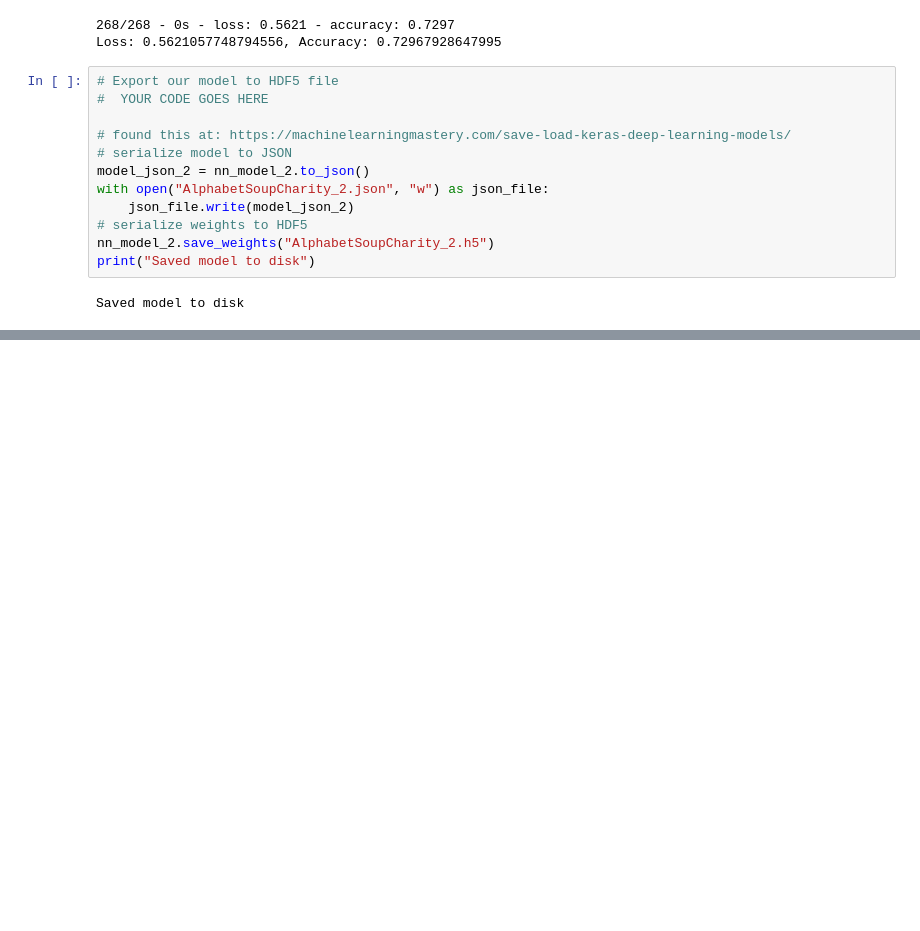
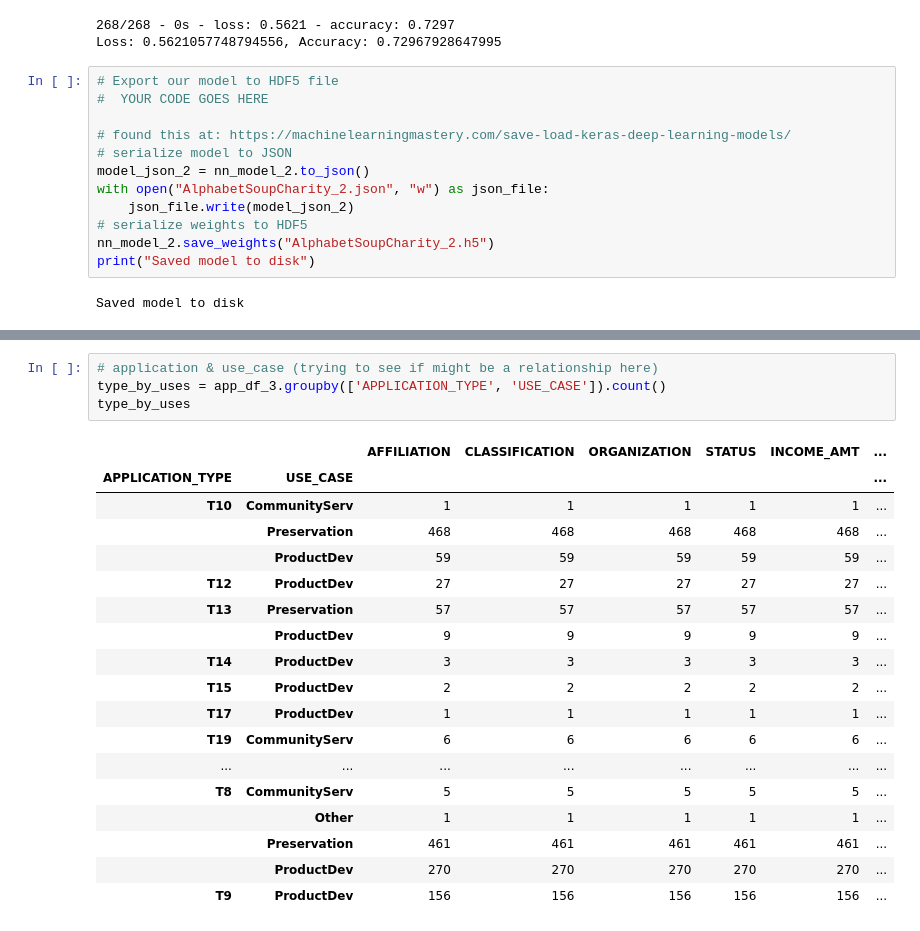
Before and after one commit to juliemcbaker/alphabet_optimization, a Jupyter notebook: AlphabetSoupCharity_Optimization.ipynb, the cells around one changed output, grey strips where cells are left out. Drawn from its saved outputs; the diff is of its cells as text; blank space fills up the shorter version.

```diff
--- a/AlphabetSoupCharity_Optimization.ipynb
+++ b/AlphabetSoupCharity_Optimization.ipynb
@@ -488,0 +579,23 @@ Adding a 3rd hidden layer did not help the model
+# %%
+# application & use_case (trying to see if might be a relationship here)
+type_by_uses = app_df_3.groupby(['APPLICATION_TYPE', 'USE_CASE']).count()
+type_by_uses
+# %% [output]
+|  |  | AFFILIATION | CLASSIFICATION | ORGANIZATION | STATUS | INCOME_AMT | ... |
+| APPLICATION_TYPE | USE_CASE |  |  |  |  |  | ... |
+| T10 | CommunityServ | 1 | 1 | 1 | 1 | 1 | ... |
+|  | Preservation | 468 | 468 | 468 | 468 | 468 | ... |
+|  | ProductDev | 59 | 59 | 59 | 59 | 59 | ... |
+| T12 | ProductDev | 27 | 27 | 27 | 27 | 27 | ... |
+| T13 | Preservation | 57 | 57 | 57 | 57 | 57 | ... |
+|  | ProductDev | 9 | 9 | 9 | 9 | 9 | ... |
+| T14 | ProductDev | 3 | 3 | 3 | 3 | 3 | ... |
+| T15 | ProductDev | 2 | 2 | 2 | 2 | 2 | ... |
+| T17 | ProductDev | 1 | 1 | 1 | 1 | 1 | ... |
+| T19 | CommunityServ | 6 | 6 | 6 | 6 | 6 | ... |
+| ... | ... | ... | ... | ... | ... | ... | ... |
+| T8 | CommunityServ | 5 | 5 | 5 | 5 | 5 | ... |
+|  | Other | 1 | 1 | 1 | 1 | 1 | ... |
+|  | Preservation | 461 | 461 | 461 | 461 | 461 | ... |
+|  | ProductDev | 270 | 270 | 270 | 270 | 270 | ... |
+| T9 | ProductDev | 156 | 156 | 156 | 156 | 156 | ... |
```
Also changed, not shown: parts of 19 cells of this notebook.
